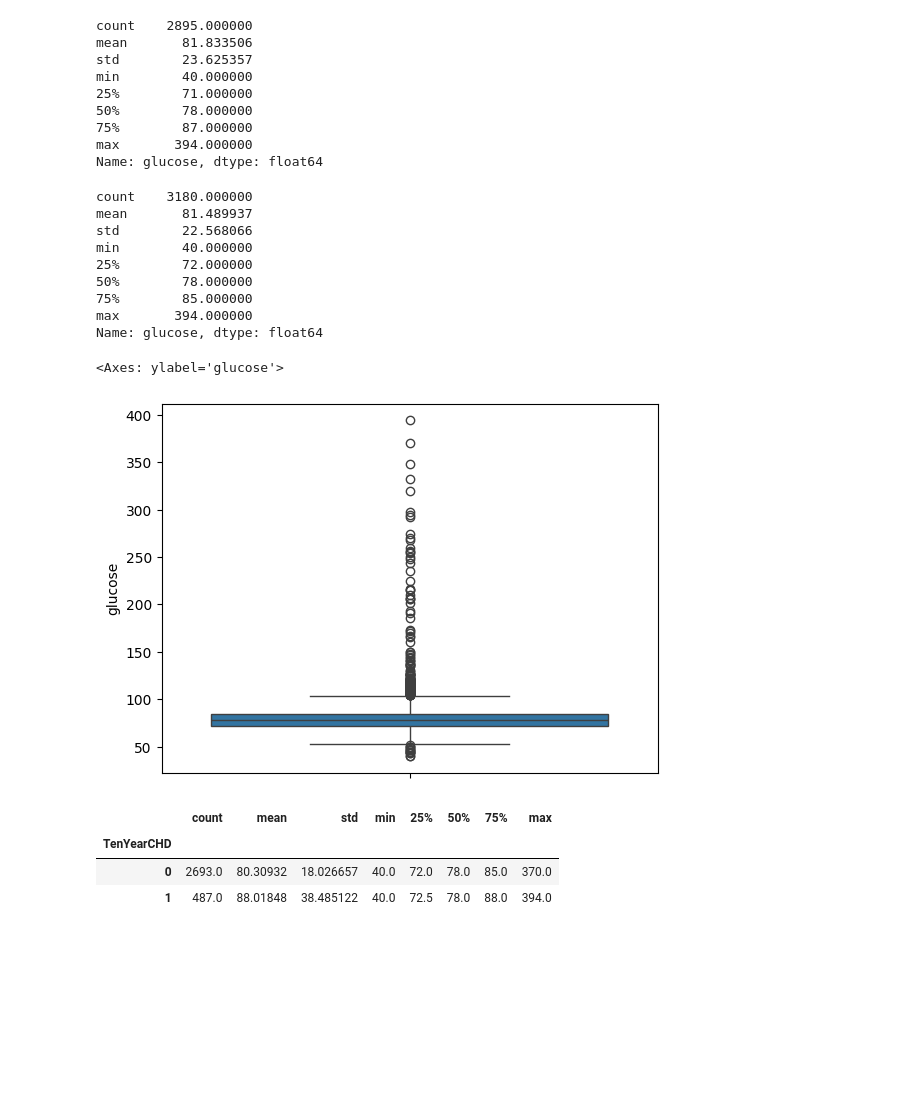
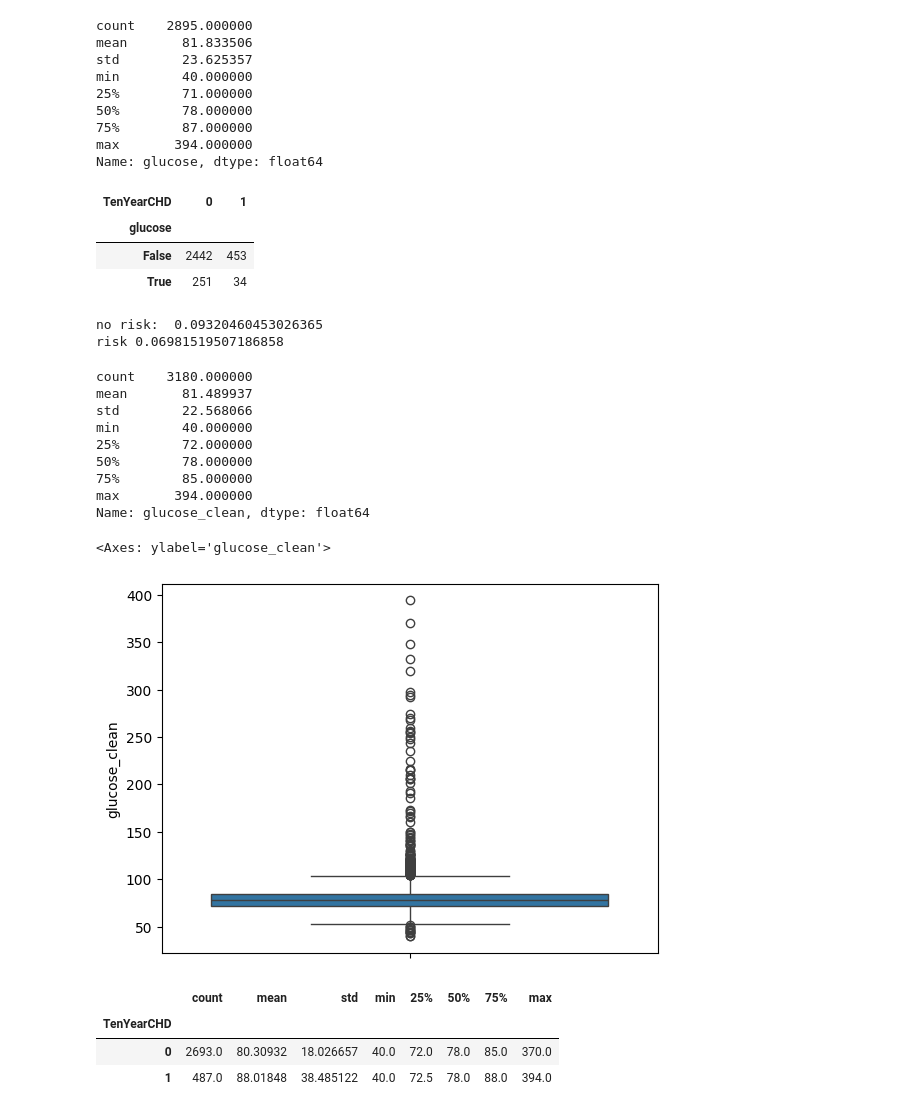
Before and after one commit to ashleyr05/project_chd, a Jupyter notebook: group8proj2.ipynb, the cells around one changed output. Cells and saved outputs as stored; diff of their text form; code cells hidden in the pictures; blank space fills up the shorter version.

```diff
--- a/group8proj2.ipynb
+++ b/group8proj2.ipynb
@@ -180,3 +172,18 @@ min        40.000000
 75%        87.000000
 max       394.000000
 Name: glucose, dtype: float64
+# %%
+pd.crosstab(df_train["glucose"].isna(),df_train["TenYearCHD"])
+# %% [output]
+| TenYearCHD | 0 | 1 |
+| glucose |  |  |
+| False | 2442 | 453 |
+| True | 251 | 34 |
+# %%
+# proportion of each that are missing
+
+print("no risk: ",251/(2442+251))
+print("risk",34/(453+34))
+# %% [output]
+no risk:  0.09320460453026365
+risk 0.06981519507186858
@@ -183,9 +194,9 @@ Name: glucose, dtype: float64
 # %%
 # fill nan values with mean values
-df_train["glucose"] = df_train["glucose"].fillna(78)
-df_test["glucose"] = df_test["glucose"].fillna(78)
+df_train["glucose_clean"] = df_train["glucose"].fillna(78)
+df_test["glucose_clean"] = df_test["glucose"].fillna(78) #df_test is supposed to be a black box - is it right to replace w mean of df_train?
 # %%
-df_train["glucose"].describe()
+df_train["glucose_clean"].describe()
 # %% [output]
 count    3180.000000
 mean       81.489937
@@ -195,14 +206,14 @@ min        40.000000
 50%        78.000000
 75%        85.000000
 max       394.000000
-Name: glucose, dtype: float64
+Name: glucose_clean, dtype: float64
 # %%
-var = df_train['glucose']
+var = df_train['glucose_clean']
 sns.boxplot(var)
 #this is looking rough
 # %% [output]
-<Axes: ylabel='glucose'>
+<Axes: ylabel='glucose_clean'>
-[figure, old version]
+[figure, new version]
 # %%
 var.groupby(df_train["TenYearCHD"]).describe()
 # trying to figure out where the outliers are coming from
```
Also changed, not shown: parts of 14 cells of this notebook.
